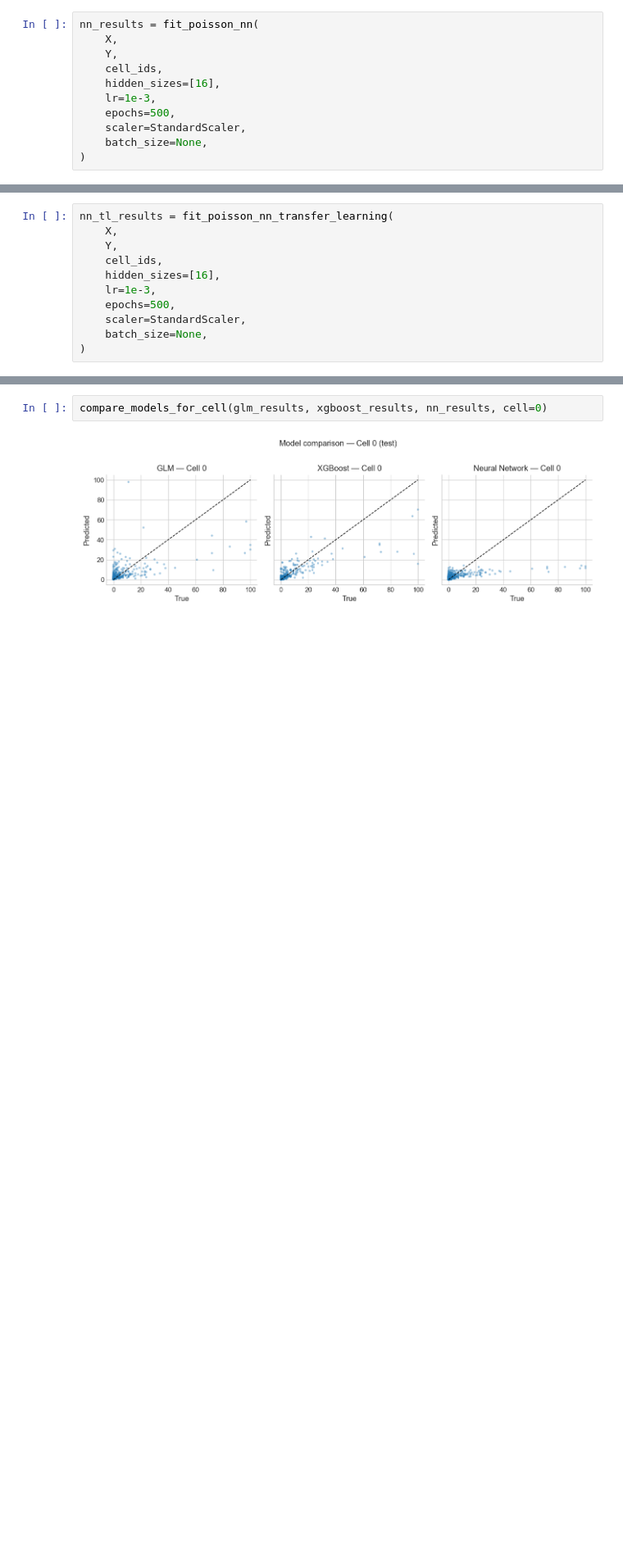
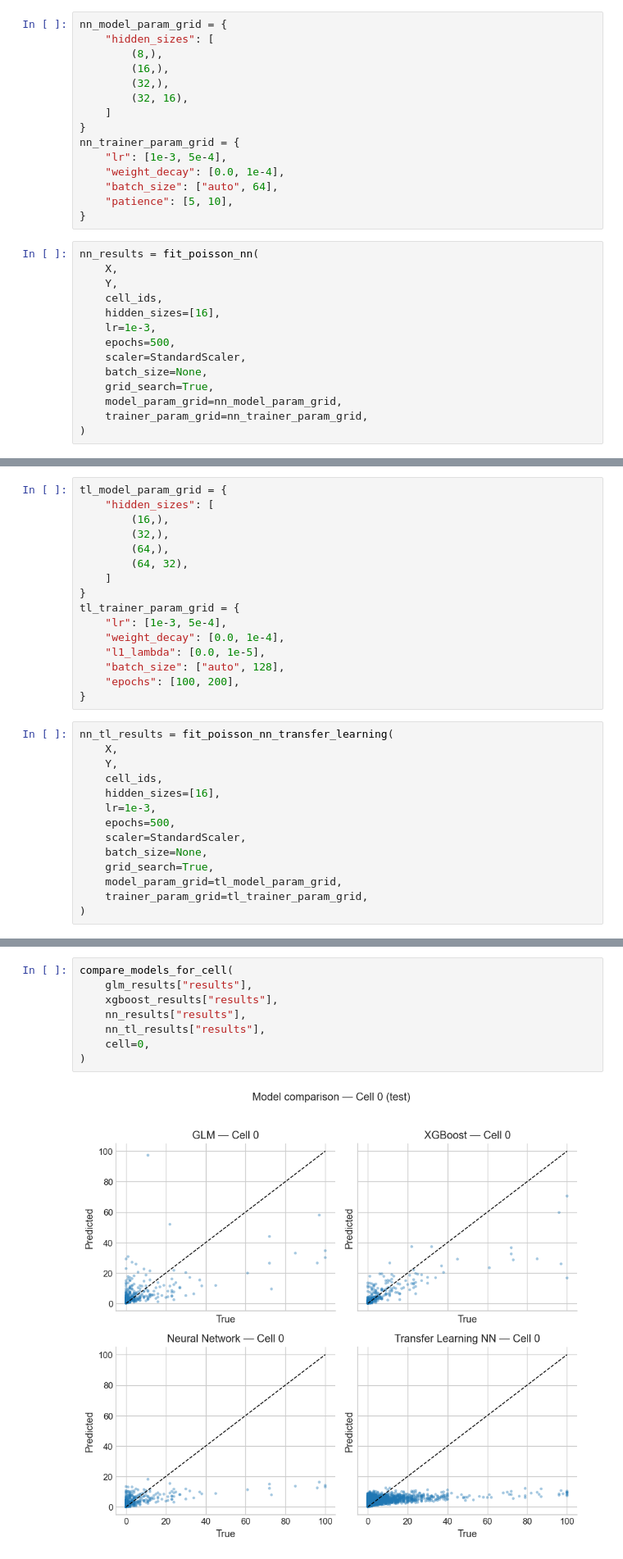
Before and after one commit to shtem/BIOL61230_poisson_neural_net, a Jupyter notebook: notebooks/neural_network.ipynb, the cells around one changed output, grey strips where cells are left out. Shown at 82% size. Drawn from its saved outputs; the diff is of its cells as text; blank space fills up the shorter version.

Commit message:
Refactored neural network model and training classes and improved grid search, also emebedded grid search in fit functions. need to optimise neural network grid search as its taking too long

```diff
--- a/notebooks/neural_network.ipynb
+++ b/notebooks/neural_network.ipynb
@@ -81,3 +124,18 @@ Test deviance:         2.12
+# %%
+nn_model_param_grid = {
+    "hidden_sizes": [
+        (8,),
+        (16,),
+        (32,),
+        (32, 16),
+    ]
+}
+nn_trainer_param_grid = {
+    "lr": [1e-3, 5e-4],
+    "weight_decay": [0.0, 1e-4],
+    "batch_size": ["auto", 64],
+    "patience": [5, 10],
+}
 # %%
 nn_results = fit_poisson_nn(
     X,
@@ -88,5 +146,8 @@ nn_results = fit_poisson_nn(
     epochs=500,
     scaler=StandardScaler,
     batch_size=None,
+    grid_search=True,
+    model_param_grid=nn_model_param_grid,
+    trainer_param_grid=nn_trainer_param_grid,
 )
 # %%
@@ -130,3 +190,19 @@ plot_ytrue_vs_ypred(
+# %%
+tl_model_param_grid = {
+    "hidden_sizes": [
+        (16,),
+        (32,),
+        (64,),
+        (64, 32),
+    ]
+}
+tl_trainer_param_grid = {
+    "lr": [1e-3, 5e-4],
+    "weight_decay": [0.0, 1e-4],
+    "l1_lambda": [0.0, 1e-5],
+    "batch_size": ["auto", 128],
+    "epochs": [100, 200],
+}
 # %%
 nn_tl_results = fit_poisson_nn_transfer_learning(
     X,
@@ -137,6 +213,9 @@ nn_tl_results = fit_poisson_nn_transfer_learning(
     epochs=500,
     scaler=StandardScaler,
     batch_size=None,
+    grid_search=True,
+    model_param_grid=tl_model_param_grid,
+    trainer_param_grid=tl_trainer_param_grid,
 )
 # %%
 nn_tl_results[0].keys()
@@ -212,5 +293,11 @@ df_test_perf
 # %%
-compare_models_for_cell(glm_results, xgboost_results, nn_results, cell=0)
+compare_models_for_cell(
+    glm_results["results"],
+    xgboost_results["results"],
+    nn_results["results"],
+    nn_tl_results["results"],
+    cell=0,
+)
 # %% [output]
-[figure, old version]
+[figure, new version]
 # %%
```
Also changed, not shown: parts of 17 cells of this notebook, 7 other files.
